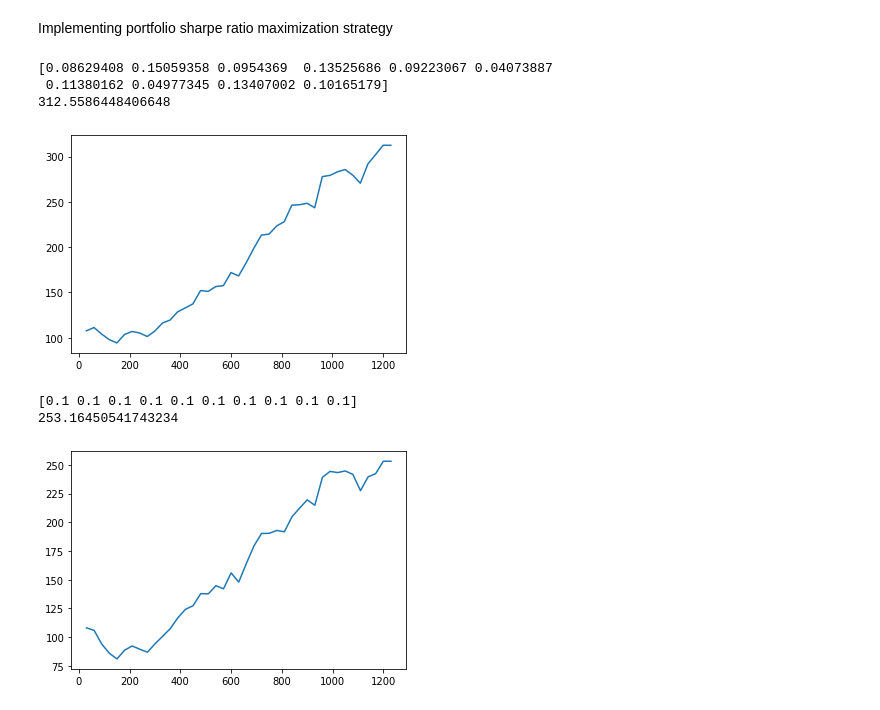
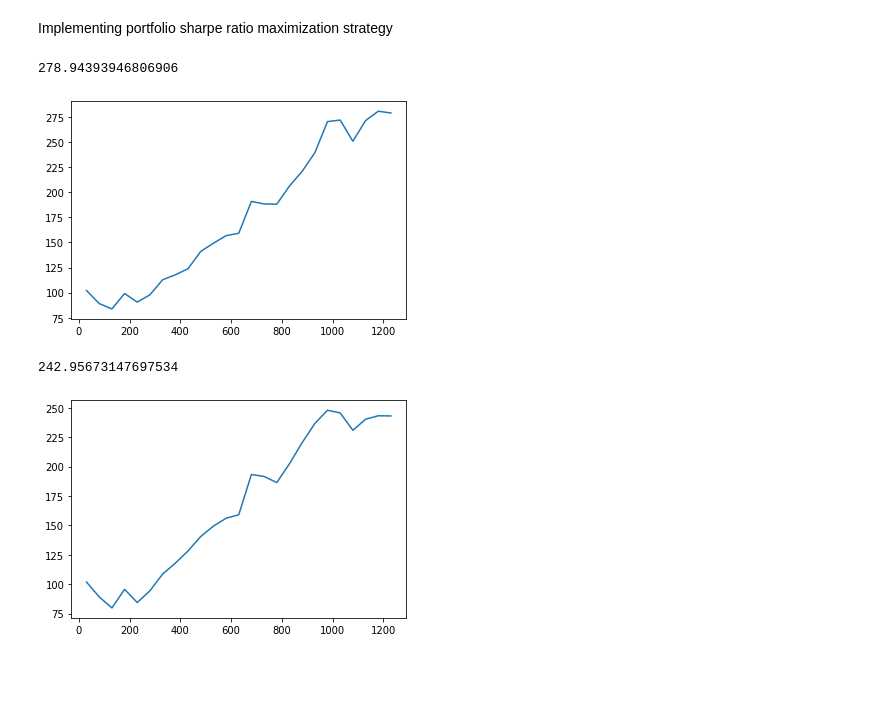
Before and after one commit to DSavin1/Trading_Strategies, a Jupyter notebook: Sharpe_ratio_strategy.ipynb, the cells around one changed output. Cells and saved outputs as stored; diff of their text form; code cells hidden in the pictures; blank space fills up the shorter version.

```diff
--- a/Sharpe_ratio_strategy.ipynb
+++ b/Sharpe_ratio_strategy.ipynb
@@ -98,9 +99,9 @@ def calculate_sharpe_ratio(first_date, last_date, returns, strategy):
     sharpe_ratio = (mean_return - np.e**(risk_less_return * 1/365)) / std_dev
     return sharpe_ratio
 
-def backtest(wealth, returns, strategy, initial_step, number_of_steps):
+def backtest(wealth, returns, new_strategy, initial_step, number_of_steps):
 #   allocated wealth
-    allocation = wealth * strategy
+    allocation = wealth * new_strategy
     for i in range(number_of_steps):
         allocation = allocation * np.array(returns[initial_step+i:initial_step + i+1])[0]
     return np.array(allocation)
@@ -108,23 +109,23 @@ def backtest(wealth, returns, strategy, initial_step, number_of_steps):
 from scipy.optimize import minimize
 
 
-def find_and_simulate_strategy(wealth, returns, first_step, step_size, smart_portfolio = True):
+def find_and_simulate_strategy(wealth, returns, commission_rate, first_step, step_size, smart_portfolio = True):
     returns = returns.dropna()
     history_check = step_size * 2
     wealths = []
     days = []
+    number_of_assets = returns.shape[1]
+    previous_allocation = np.array([0 for i in range(number_of_assets)])
     for i in range(first_step, len(returns), step_size):
         days.append(i)
-        number_of_assets = returns.shape[1]
-#       How far in history we want to dive to calculate a sharpe ratio
+
+#       How far in history we want to look to calculate a sharpe ratio
 #         j = max(0, i - history_check)
         j = 0
         steps_to_make = min(step_size, len(returns) - step_size - i)
 
         portfolio_ratio_tilde = lambda x: -calculate_sharpe_ratio(j, i, returns, x)
-        lb = 0
-        ub = 1
-        bnds = tuple([(lb,ub) for x in range(number_of_assets)])
+        bnds = tuple([(0,1) for x in range(number_of_assets)])
         first_attempt = np.repeat(1/number_of_assets, number_of_assets)
         if smart_portfolio:
             sol = minimize(portfolio_ratio_tilde,
@@ -133,30 +134,31 @@ def find_and_simulate_strategy(wealth, returns, first_step, step_size, smart_por
                            constraints={'type': 'ineq', 'fun': lambda x: -x@np.ones(number_of_assets)+1},
                            bounds = bnds,
                           tol = 10**-1)
-            strategy = sol.x
+            new_allocation = sol.x
         else:
-            strategy = first_attempt
-        step_final_allocation = backtest(wealth, returns, strategy, i, steps_to_make)
+            new_allocation = first_attempt
+#       commision for rebalancing
+        net_commision = abs(wealth*new_allocation - previous_allocation).sum()*commission_rate
+#       new wealth after rebalancing
+        wealth -= net_commision
+        step_final_allocation = backtest(wealth, returns, new_allocation, i, steps_to_make)
+        previous_allocation = step_final_allocation
         wealth = step_final_allocation.sum()
         wealths.append(wealth)
-    print(strategy)
     return wealths, days
 # %%
 # Sharpe ratio maximized portfolio
-wealths,days = find_and_simulate_strategy(100, R, 30, 30)
+wealths,days = find_and_simulate_strategy(100, R, 0.01, 30, 50)
 plt.plot(days,wealths)
 print(wealths[-1])
 # %% [output]
-[0.08629408 0.15059358 0.0954369  0.13525686 0.09223067 0.04073887
- 0.11380162 0.04977345 0.13407002 0.10165179]
-312.5586448406648
+278.94393946806906
-[figure, old version]
+[figure, new version]
 # %%
 # Unifrom distributed portfolio choices
-wealths,days = find_and_simulate_strategy(100, R, 30, 30, False)
+wealths,days = find_and_simulate_strategy(100, R, 0.01, 30, 50, False)
 plt.plot(days,wealths)
 print(wealths[-1])
 # %% [output]
-[0.1 0.1 0.1 0.1 0.1 0.1 0.1 0.1 0.1 0.1]
-253.16450541743234
+242.95673147697534
-[figure, old version]
+[figure, new version]
```
Also changed, not shown: parts of 2 cells of this notebook.
